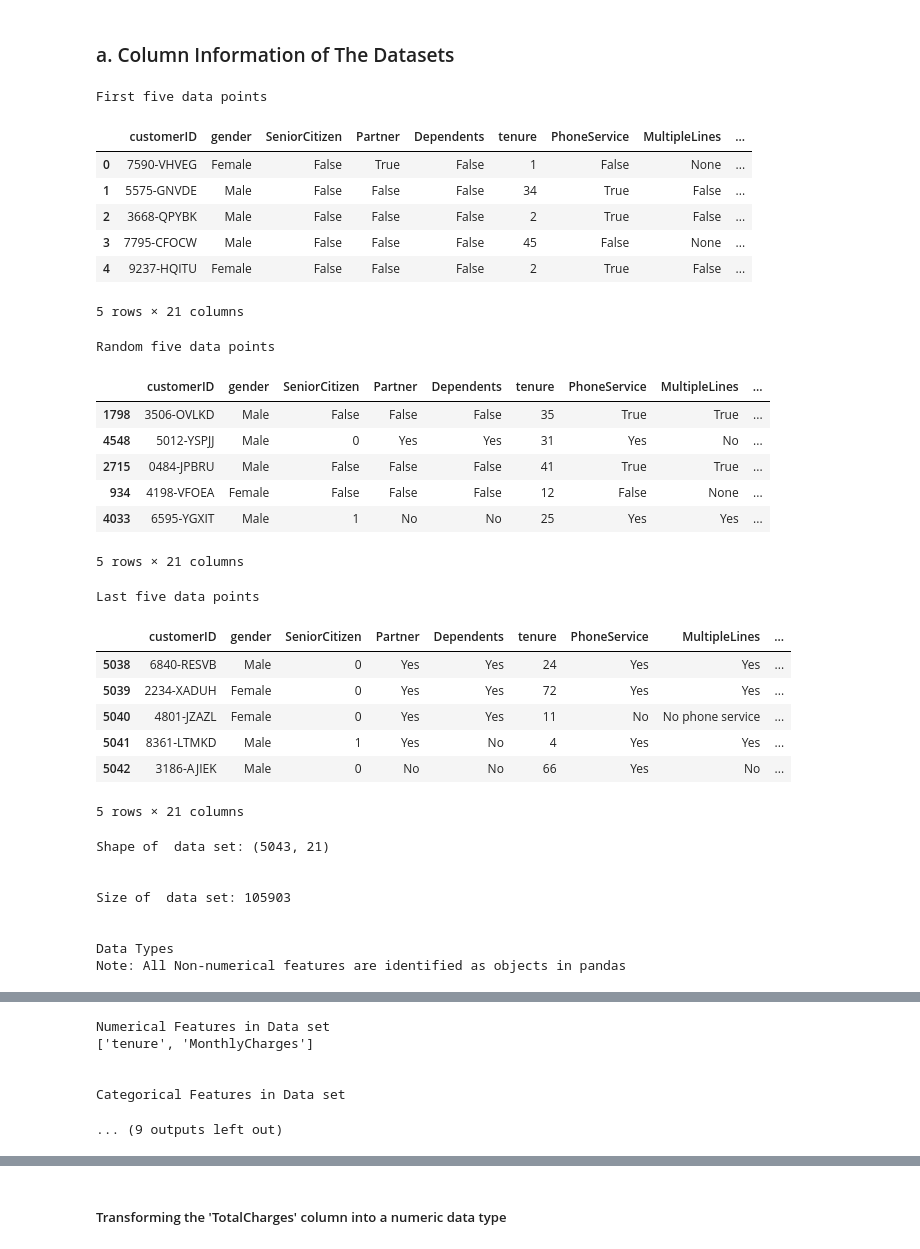
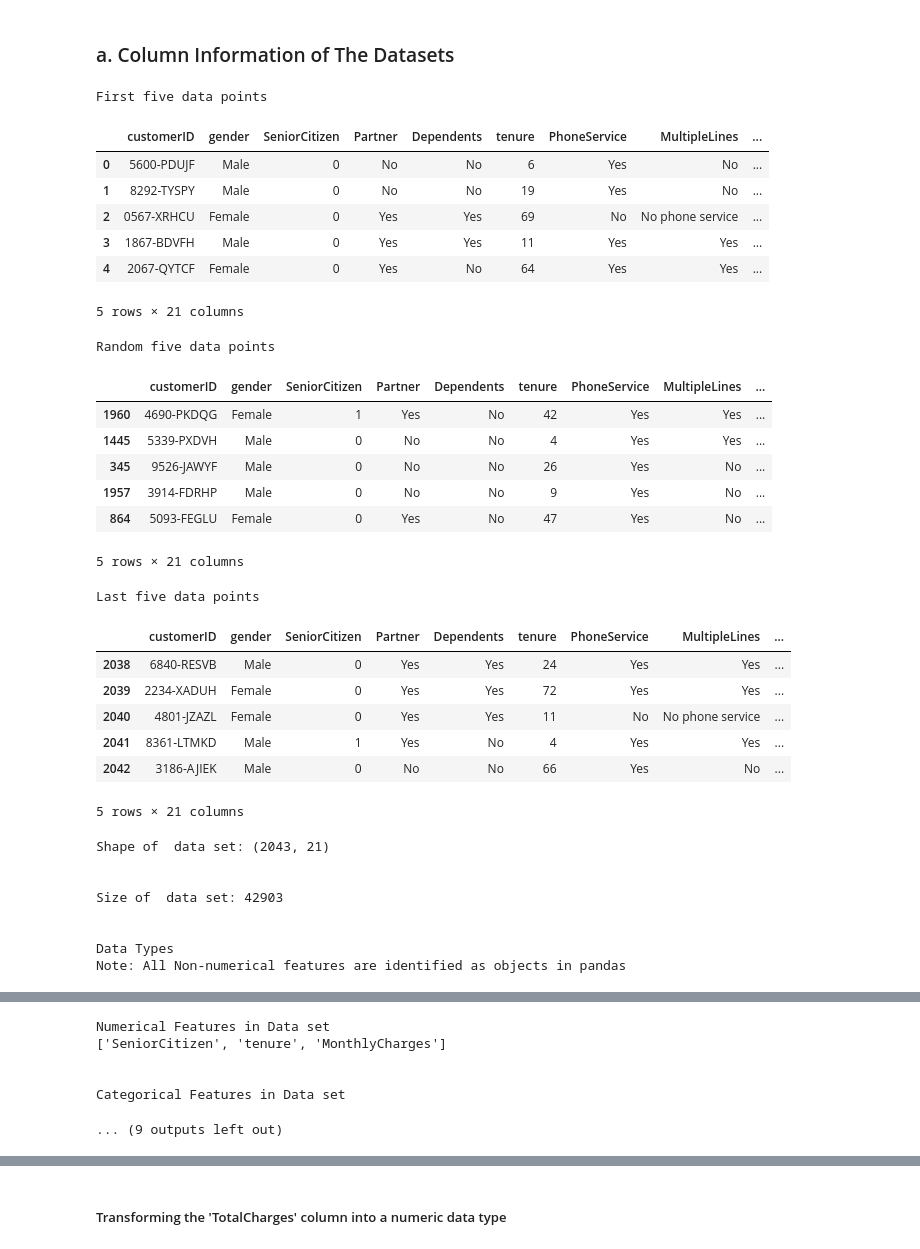
Before and after one commit to Kobbyeduah/Trestle_-Data_eng_Churn, a Jupyter notebook: Classification_Telco_customer_churn.ipynb, the cells around one changed output, grey strips where cells are left out. Saved outputs shown, nothing was run; the diff lists cells and outputs as text; code cells hidden in the pictures.

```diff
--- a/Classification_Telco_customer_churn.ipynb
+++ b/Classification_Telco_customer_churn.ipynb
@@ -131,8 +131,9 @@ data_1.head()
 # %%
 # Read the excel file into a pandas dataframe
-df_excel = pd.read_excel('Telco-churn-second-2000.xlsx')
+
+df = pd.read_csv('Training.csv')
 
 # Display the dataframe
-df_excel.head()
+df.head()
 # %% [output]
 |  | customerID | gender | SeniorCitizen | Partner | Dependents | tenure | PhoneService | MultipleLines | ... |
@@ -205,37 +232,37 @@ H1: The churn rate of customers in the telecom company is influenced by various
 # %%
 # Train Dataset Column information
 # train_df.info()
 import datasist as ds
-ds.structdata.describe(train_df)
+ds.structdata.describe(df)
 # %% [output]
 First five data points
 |  | customerID | gender | SeniorCitizen | Partner | Dependents | tenure | PhoneService | MultipleLines | ... |
-| 0 | 7590-VHVEG | Female | False | True | False | 1 | False | None | ... |
-| 1 | 5575-GNVDE | Male | False | False | False | 34 | True | False | ... |
-| 2 | 3668-QPYBK | Male | False | False | False | 2 | True | False | ... |
-| 3 | 7795-CFOCW | Male | False | False | False | 45 | False | None | ... |
-| 4 | 9237-HQITU | Female | False | False | False | 2 | True | False | ... |
+| 0 | 5600-PDUJF | Male | 0 | No | No | 6 | Yes | No | ... |
+| 1 | 8292-TYSPY | Male | 0 | No | No | 19 | Yes | No | ... |
+| 2 | 0567-XRHCU | Female | 0 | Yes | Yes | 69 | No | No phone service | ... |
+| 3 | 1867-BDVFH | Male | 0 | Yes | Yes | 11 | Yes | Yes | ... |
+| 4 | 2067-QYTCF | Female | 0 | Yes | No | 64 | Yes | Yes | ... |
 5 rows × 21 columns
 Random five data points
 |  | customerID | gender | SeniorCitizen | Partner | Dependents | tenure | PhoneService | MultipleLines | ... |
-| 1798 | 3506-OVLKD | Male | False | False | False | 35 | True | True | ... |
-| 4548 | 5012-YSPJJ | Male | 0 | Yes | Yes | 31 | Yes | No | ... |
-| 2715 | 0484-JPBRU | Male | False | False | False | 41 | True | True | ... |
-| 934 | 4198-VFOEA | Female | False | False | False | 12 | False | None | ... |
-| 4033 | 6595-YGXIT | Male | 1 | No | No | 25 | Yes | Yes | ... |
+| 1960 | 4690-PKDQG | Female | 1 | Yes | No | 42 | Yes | Yes | ... |
+| 1445 | 5339-PXDVH | Male | 0 | No | No | 4 | Yes | Yes | ... |
+| 345 | 9526-JAWYF | Male | 0 | No | No | 26 | Yes | No | ... |
+| 1957 | 3914-FDRHP | Male | 0 | No | No | 9 | Yes | No | ... |
+| 864 | 5093-FEGLU | Female | 0 | Yes | No | 47 | Yes | No | ... |
 5 rows × 21 columns
 Last five data points
 |  | customerID | gender | SeniorCitizen | Partner | Dependents | tenure | PhoneService | MultipleLines | ... |
-| 5038 | 6840-RESVB | Male | 0 | Yes | Yes | 24 | Yes | Yes | ... |
-| 5039 | 2234-XADUH | Female | 0 | Yes | Yes | 72 | Yes | Yes | ... |
-| 5040 | 4801-JZAZL | Female | 0 | Yes | Yes | 11 | No | No phone service | ... |
-| 5041 | 8361-LTMKD | Male | 1 | Yes | No | 4 | Yes | Yes | ... |
-| 5042 | 3186-AJIEK | Male | 0 | No | No | 66 | Yes | No | ... |
+| 2038 | 6840-RESVB | Male | 0 | Yes | Yes | 24 | Yes | Yes | ... |
+| 2039 | 2234-XADUH | Female | 0 | Yes | Yes | 72 | Yes | Yes | ... |
+| 2040 | 4801-JZAZL | Female | 0 | Yes | Yes | 11 | No | No phone service | ... |
+| 2041 | 8361-LTMKD | Male | 1 | Yes | No | 4 | Yes | Yes | ... |
+| 2042 | 3186-AJIEK | Male | 0 | No | No | 66 | Yes | No | ... |
 5 rows × 21 columns
-Shape of  data set: (5043, 21)
+Shape of  data set: (2043, 21)
 
 
-Size of  data set: 105903
+Size of  data set: 42903
 
 
 Data Types
@@ -258,7 +285,7 @@ Note: All Non-numerical features are identified as objects in pandas
 | TotalCharges | object |
 | Churn | object |
 Numerical Features in Data set
-['tenure', 'MonthlyCharges']
+['SeniorCitizen', 'tenure', 'MonthlyCharges']
 
 
 Categorical Features in Data set
```
Also changed, not shown: parts of 38 cells of this notebook, 1 other file.
